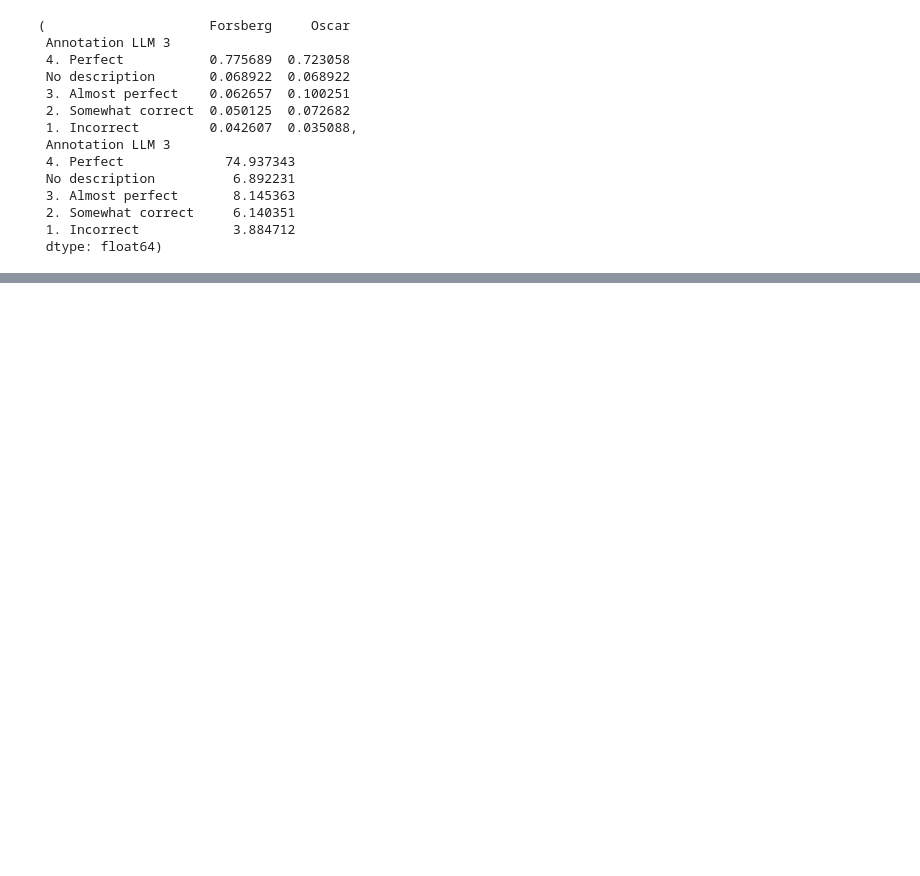
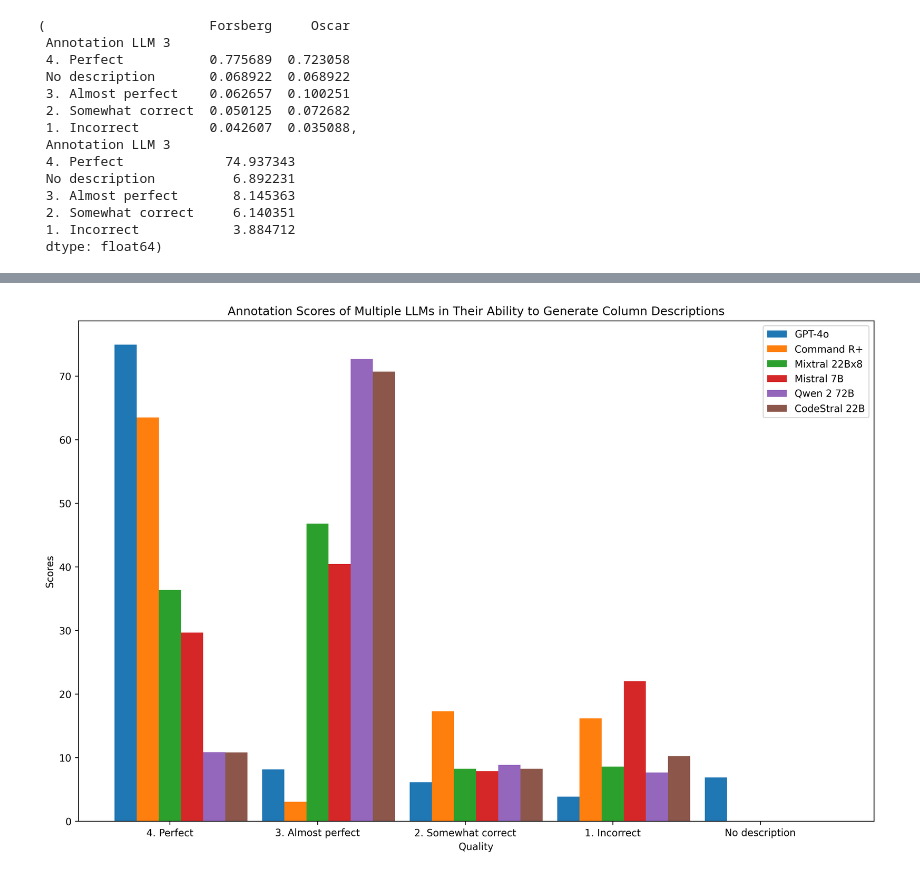
Before and after one commit to niklaswretblad/Synthetic-SQL-Column-Descriptions-for-Text-to-SQL, a Jupyter notebook: stats_and_plots.ipynb, the cells around one changed output, grey strips where cells are left out. Saved outputs shown, nothing was run; the diff lists cells and outputs as text; code cells hidden in the pictures; blank space fills up the shorter version.

```diff
--- a/stats_and_plots.ipynb
+++ b/stats_and_plots.ipynb
@@ -310,0 +364,44 @@ KeyError: 'Annotation 1 LLM 1'
+# %%
+import matplotlib.pyplot as plt
+import matplotlib as mpl
+import numpy as np
+
+mpl.rcParams['figure.dpi'] = 300
+
+# Data from the table
+labels = ["4. Perfect", "3. Almost perfect", "2. Somewhat correct", "1. Incorrect", "No description"]
+GPT_4o = [74.94, 8.15, 6.14, 3.88, 6.89]
+Command_R_plus = [63.47, 3.07, 17.29, 16.17, 0]
+Mixtral_22Bx8 = [36.34, 46.80, 8.27, 8.58, 0]
+Mistral_7B = [29.65, 40.44, 7.90, 22.01, 0]
+Qwen_2_72B = [10.85, 72.67, 8.84, 7.65, 0]
+CodeStral_22B = [10.84, 70.68, 8.27, 10.21, 0]
+
+# Convert data to numpy array for easier handling
+data = np.array([GPT_4o, Command_R_plus, Mixtral_22Bx8, Mistral_7B, Qwen_2_72B, CodeStral_22B])
+models = ["GPT-4o", "Command R+", "Mixtral 22Bx8", "Mistral 7B", "Qwen 2 72B", "CodeStral 22B"]
+
+x = np.arange(len(labels))  # the label locations
+width = 0.15  # the width of the bars
+
+fig, ax = plt.subplots(figsize=(12, 8))
+rects1 = ax.bar(x - 2*width, GPT_4o, width, label='GPT-4o')
+rects2 = ax.bar(x - width, Command_R_plus, width, label='Command R+')
+rects3 = ax.bar(x, Mixtral_22Bx8, width, label='Mixtral 22Bx8')
+rects4 = ax.bar(x + width, Mistral_7B, width, label='Mistral 7B')
+rects5 = ax.bar(x + 2*width, Qwen_2_72B, width, label='Qwen 2 72B')
+rects6 = ax.bar(x + 3*width, CodeStral_22B, width, label='CodeStral 22B')
+
+# Add some text for labels, title and custom x-axis tick labels, etc.
+ax.set_xlabel('Quality')
+ax.set_ylabel('Scores')
+ax.set_title('Annotation Scores of Multiple LLMs in Their Ability to Generate Column Descriptions')
+ax.set_xticks(x)
+ax.set_xticklabels(labels)
+ax.legend()
+
+fig.tight_layout()
+
+plt.show()
+# %% [output]
+[figure, added]
```
Also changed, not shown: parts of 6 cells of this notebook, 10 other files.
